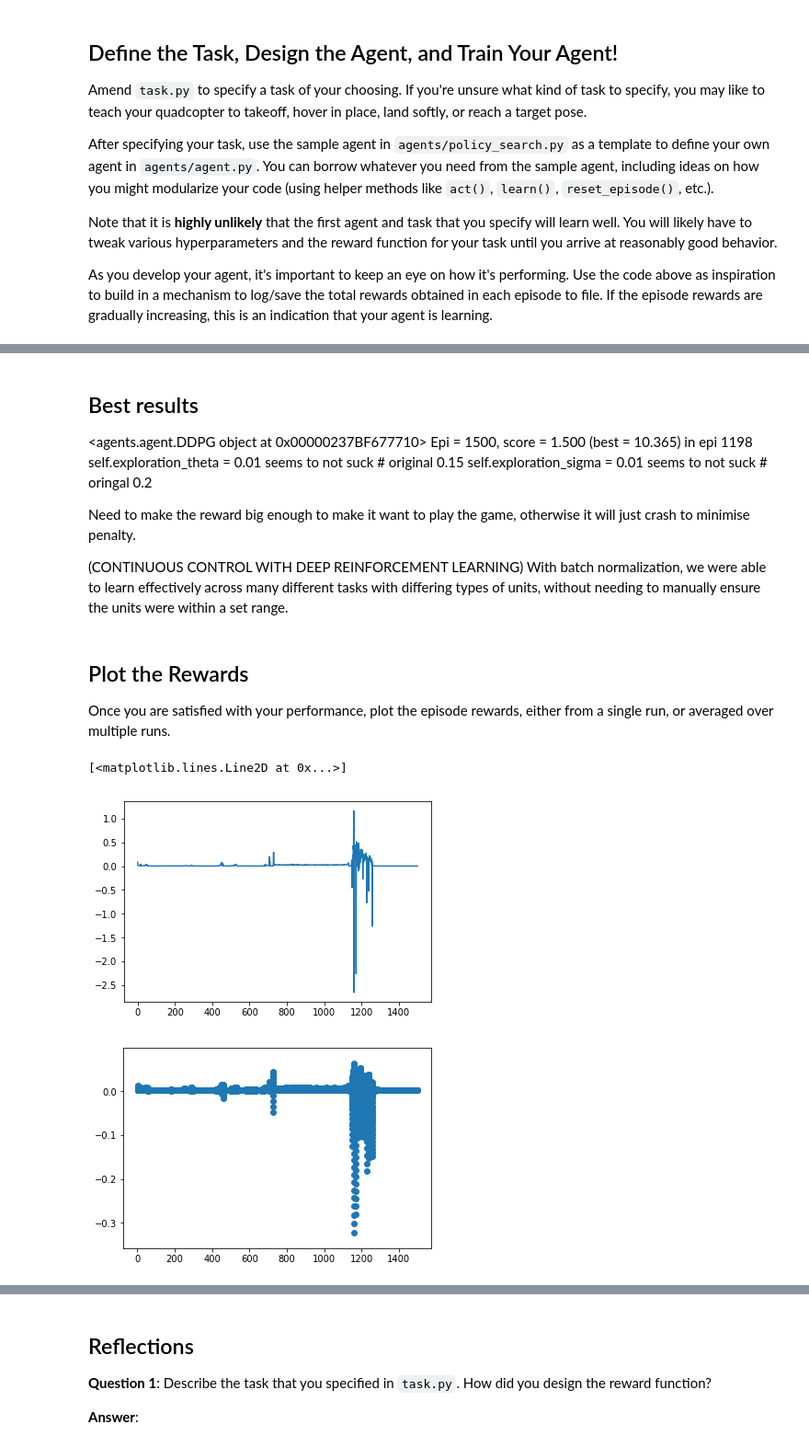
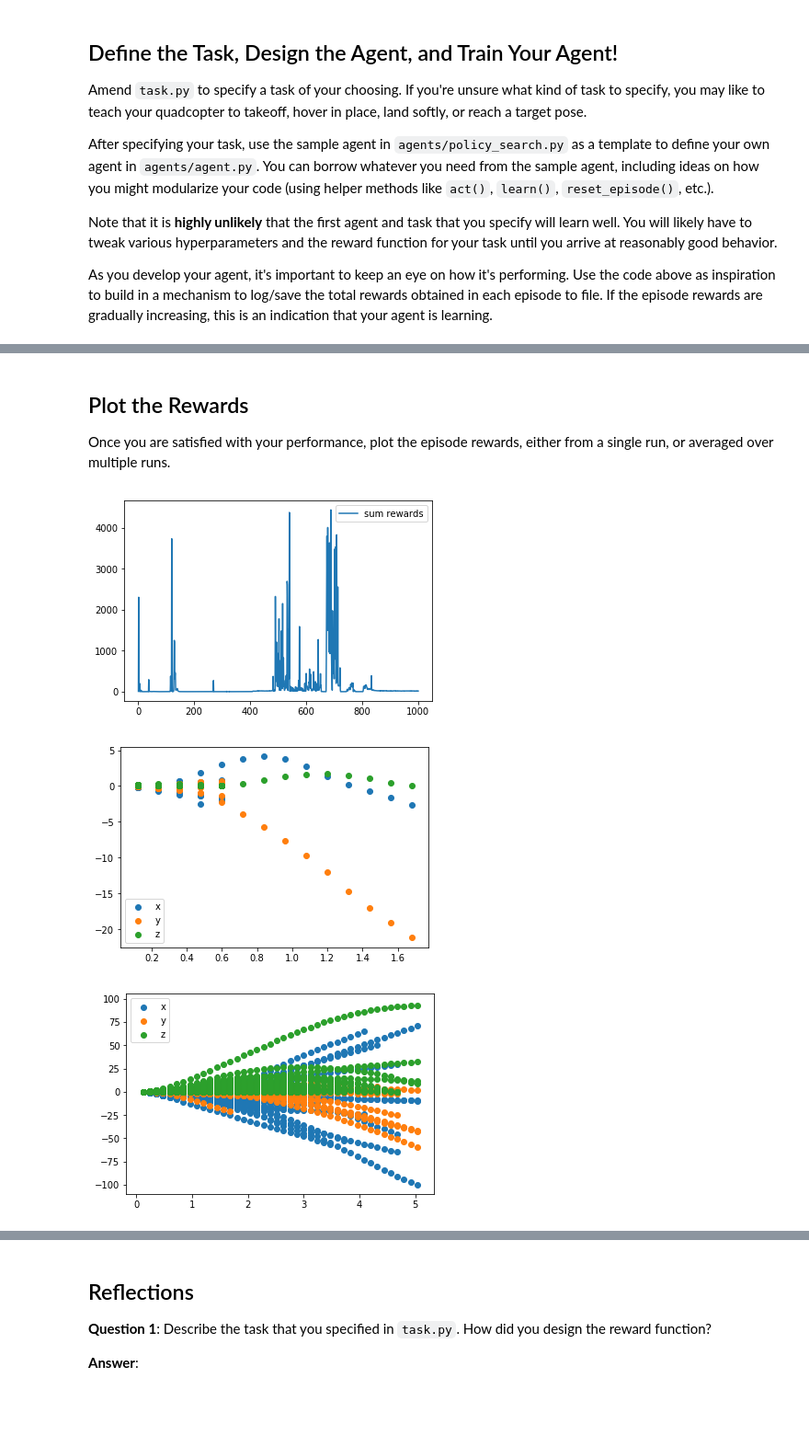
Before and after one commit to smmuzza/RL-Quadcopter-2, a Jupyter notebook: Quadcopter_Project.ipynb, the cells around one changed output, grey strips where cells are left out. Shown at 92% size. Cells and saved outputs as stored; diff of their text form; code cells hidden in the pictures; blank space fills up the shorter version.

```diff
--- a/Quadcopter_Project.ipynb
+++ b/Quadcopter_Project.ipynb
@@ -354,42 +368,40 @@ Epi =   19, score =   0.005 (best =   0.007) in epi 19
-# %% [markdown]
-## Best results
-
-
-<agents.agent.DDPG object at 0x00000237BF677710>
-Epi = 1500, score =   1.500 (best =  10.365) in epi 1198
-self.exploration_theta = 0.01 seems to not suck # original 0.15
-self.exploration_sigma = 0.01 seems to not suck # oringal 0.2
-
-
-Need to make the reward big enough to make it want to play the game, otherwise it will just crash to minimise penalty.
-
-
-(CONTINUOUS CONTROL WITH DEEP REINFORCEMENT LEARNING) With batch normalization, we were able to learn effectively across many different tasks with differing types of units, without needing to manually ensure the units were within a set range.
 # %% [markdown]
 ## Plot the Rewards
 
 Once you are satisfied with your performance, plot the episode rewards, either from a single run, or averaged over multiple runs.
-# %%
-import pandas as pd
-import matplotlib.pyplot as plt
-#%matplotlib inline
-
-# Load simulation results from the .csv file
-results = pd.read_csv('my_agent.txt')
-
-# Plot the reward
-#print(results)
-plt.clf()
-plt.figure(0)
-plt.scatter(results.episode, results.reward)
-
-# Total rewards for each episode
-#episode_rewards = results.groupby(['episode'])[['reward']].sum()
-episode_rewards = results.groupby(['episode'])[['reward']].sum()
-#print(episode_rewards)
-plt.figure(1)
-plt.plot(episode_rewards)
-# %% [output]
-[<matplotlib.lines.Line2D at 0x...>]
-[figure, removed]
-[figure, removed]
+# %%
+import pandas as pd
+import matplotlib.pyplot as plt
+#%matplotlib inline
+
+# Load simulation results from the .csv file
+savedResults = pd.read_csv('my_agent.txt')
+
+# Total rewards for each episode
+episode_rewards = savedResults.groupby(['episode'])[['reward']].sum()
+time = savedResults.groupby(['episode'])[['time']]
+
+
+#print(episode_rewards)
+plt.figure(1)
+plt.plot(episode_rewards, label='sum rewards')
+plt.legend()
+plt.show()
+
+plt.figure(2)
+plt.scatter(savedResults['time'][len(episode_rewards)-400:len(episode_rewards)], savedResults['x'][len(episode_rewards)-400:len(episode_rewards)], label='x')
+plt.scatter(savedResults['time'][len(episode_rewards)-400:len(episode_rewards)], savedResults['y'][len(episode_rewards)-400:len(episode_rewards)], label='y')
+plt.scatter(savedResults['time'][len(episode_rewards)-400:len(episode_rewards)], savedResults['z'][len(episode_rewards)-400:len(episode_rewards)], label='z')
+plt.legend()
+plt.show()
+
+plt.figure(3)
+plt.scatter(savedResults['time'], savedResults['x'], label='x')
+plt.scatter(savedResults['time'], savedResults['y'], label='y')
+plt.scatter(savedResults['time'], savedResults['z'], label='z')
+plt.legend()
+plt.show()
+# %% [output]
+[figure, added]
+[figure, added]
+[figure, added]
```
Also changed, not shown: parts of 3 cells of this notebook, 4 other files.
